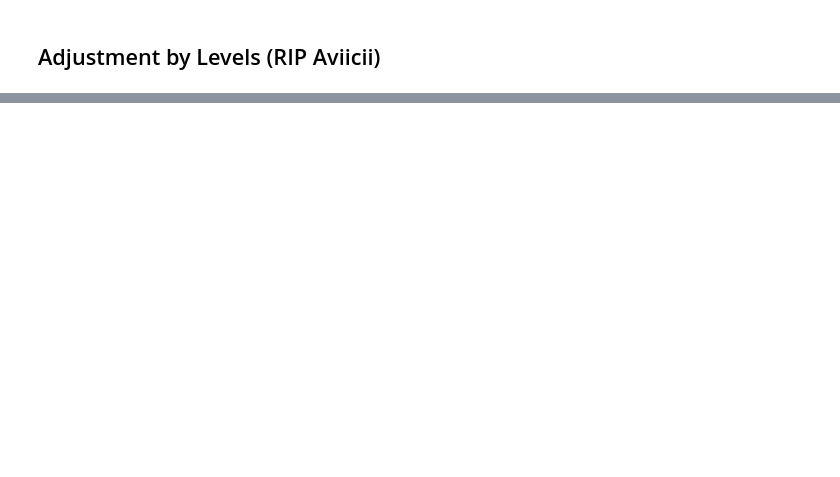
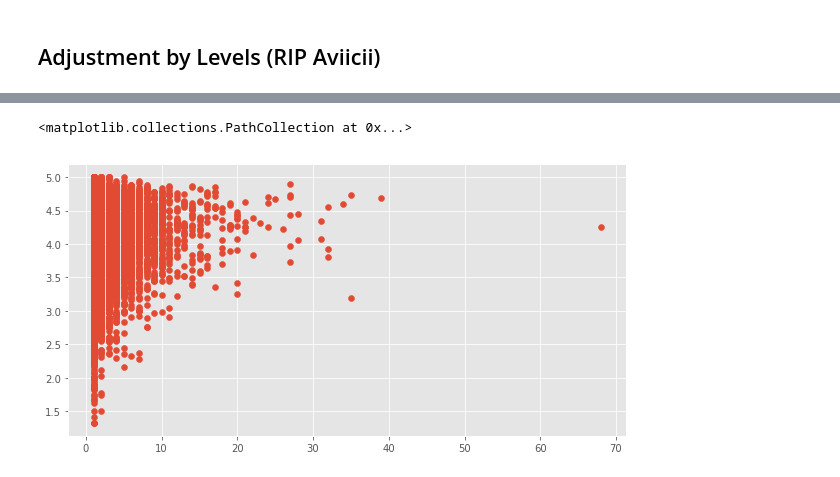
Before and after one commit to judyzhang25/fce, a Jupyter notebook: FCE_data.ipynb, the cells around one changed output, grey strips where cells are left out. Drawn from its saved outputs; the diff is of its cells as text; code cells hidden in the pictures; blank space fills up the shorter version.

```diff
--- a/FCE_data.ipynb
+++ b/FCE_data.ipynb
@@ -571,0 +436,5 @@ plt.show()
+# %%
+plt.scatter(experience_df['Overall course rate']['count'],experience_df['Overall course rate']['mean'] )
+# %% [output]
+<matplotlib.collections.PathCollection at 0x...>
+[figure, added]
```
Also changed, not shown: parts of 58 cells of this notebook.
